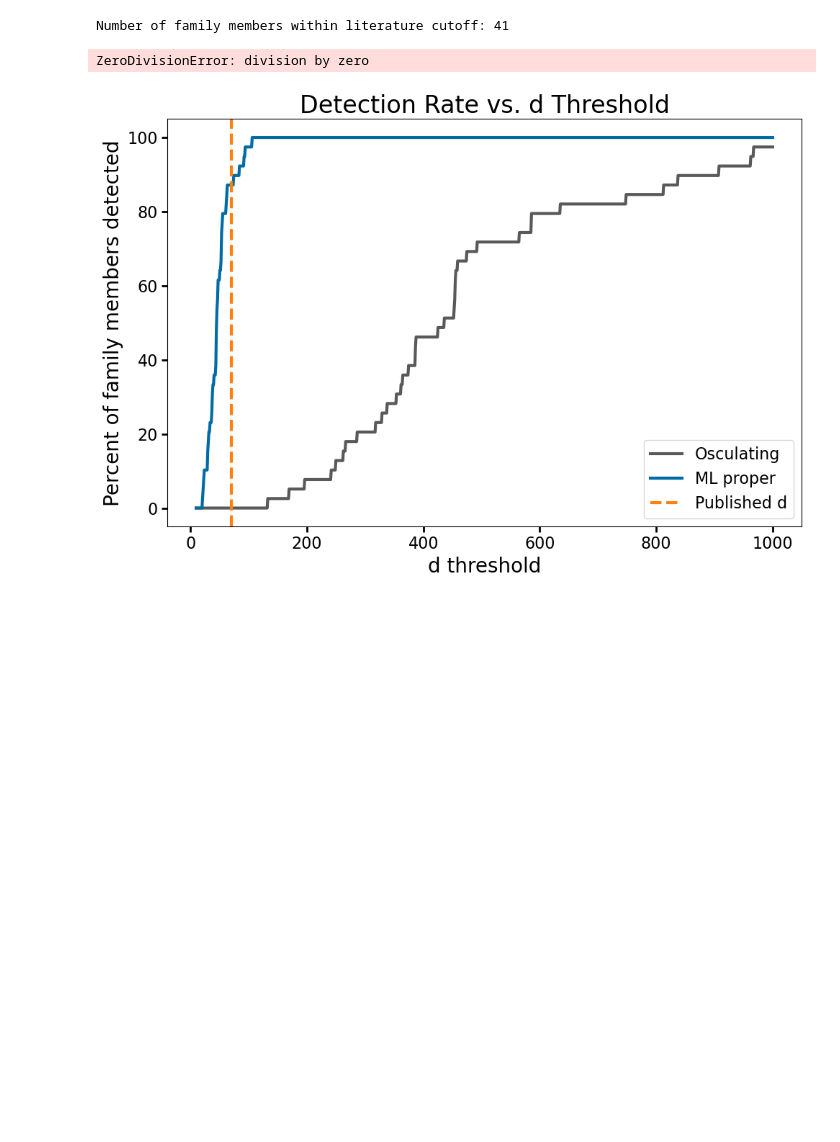
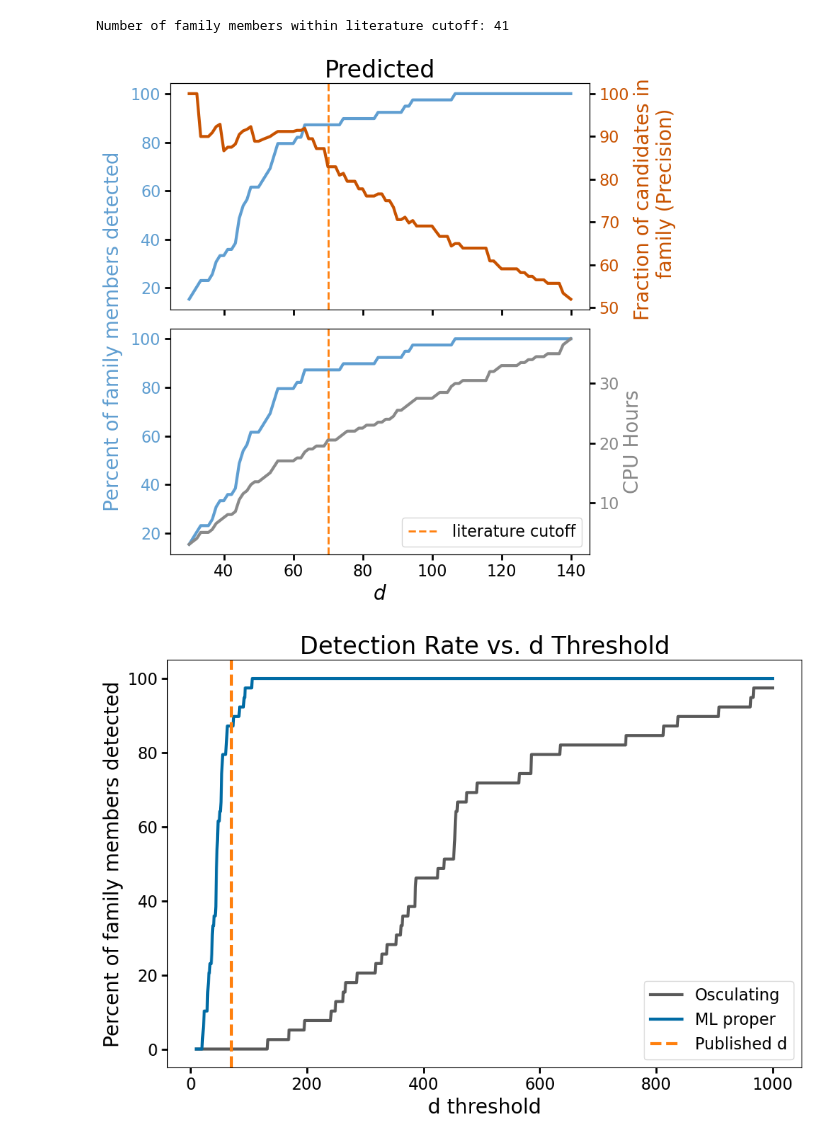
Before and after one commit to YangShen31/proper_elements_prediction, a Jupyter notebook: 4_family_identification/4.1_family_identification.ipynb, the cells around one changed output. Drawn from its saved outputs; the diff is of its cells as text; code cells hidden in the pictures; blank space fills up the shorter version.

```diff
--- a/4_family_identification/4.1_family_identification.ipynb
+++ b/4_family_identification/4.1_family_identification.ipynb
@@ -157,7 +157,7 @@ print(f"Number of family members within literature cutoff: {len(num_family_detec
 # %% [output]
 Number of family members within literature cutoff: 41
 # %%
-d_values = np.linspace(20, 140, 100)
+d_values = np.linspace(30, 140, 100)
 percent_detected = []
 cpu_hours = []
 purity = []
@@ -170,40 +170,42 @@ for d in d_values:
 	cpu_hours.append(len(filtered_df) * 0.5)
 	percent_detected.append(len(family_slab_df)/num_family_slab * 100)
 	purity.append((len(family_slab_df)/(len(filtered_df))) * 100)
 
-fig, (ax1, ax3) = plt.subplots(2, 1, figsize=(8, 15))
+fig, (ax1, ax3) = plt.subplots(2, 1, sharex=True, figsize=(8, 8))
+
+fig.text(-0.03, 0.5, 'Percent of family members detected', va='center', rotation='vertical', color=colors[4], fontsize=20)
 
 ax1.plot(d_values, percent_detected, color=colors[4], rasterized=True)
-ax1.set_xlabel('d values')
-ax1.set_ylabel('Percent of family members detected', color=colors[4])
+# ax1.set_xlabel('d values')
+# ax1.set_ylabel('Percent of family \n members detected', color=colors[4])
 ax1.tick_params(axis='x')
 ax1.tick_params(axis='y', labelcolor=colors[4])
 ax1.axvline(x=d_published, color=colors[1], label = "literature cutoff", linestyle='--', linewidth=2)
 ax1.set_title("Predicted")
 
 ax2 = ax1.twinx()
 ax2.plot(d_values, purity, color=colors[5], label='Purity', rasterized=True)
-ax2.set_ylabel('Precision of the test sample', color=colors[5])
+ax2.set_ylabel('Fraction of candidates in \n family (Precision)', color=colors[5])
 ax2.tick_params(axis='y', labelcolor=colors[5])
 
 ax3.plot(d_values, percent_detected, color=colors[4], rasterized=True)
-ax3.set_xlabel('d values')
-ax3.set_ylabel('Percent of family members detected', color=colors[4])
+ax3.set_xlabel('$d$')
+# ax3.set_ylabel('Percent of family \n members detected', color=colors[4])
 ax3.tick_params(axis='x')
 ax3.tick_params(axis='y', labelcolor=colors[4])
 ax3.axvline(x=d_published, color=colors[1], linestyle='--', linewidth=2, label = "literature cutoff")
 ax3.legend()
 
 ax4 = ax3.twinx()
 ax4.plot(d_values, cpu_hours, color=colors[6], label='CPU Hours')
 ax4.set_ylabel('CPU Hours', color=colors[6])
 ax4.tick_params(axis='y', labelcolor=colors[6])
 
 fig.tight_layout()
 plt.savefig("../plots/percent_precision_CPU.pdf")
 plt.show()
 # %% [output]
-ZeroDivisionError: division by zero
+[figure, added]
 # %%
 d_values = np.linspace(10, 1000, 1000)
 
```
Also changed, not shown: 6 other files.
